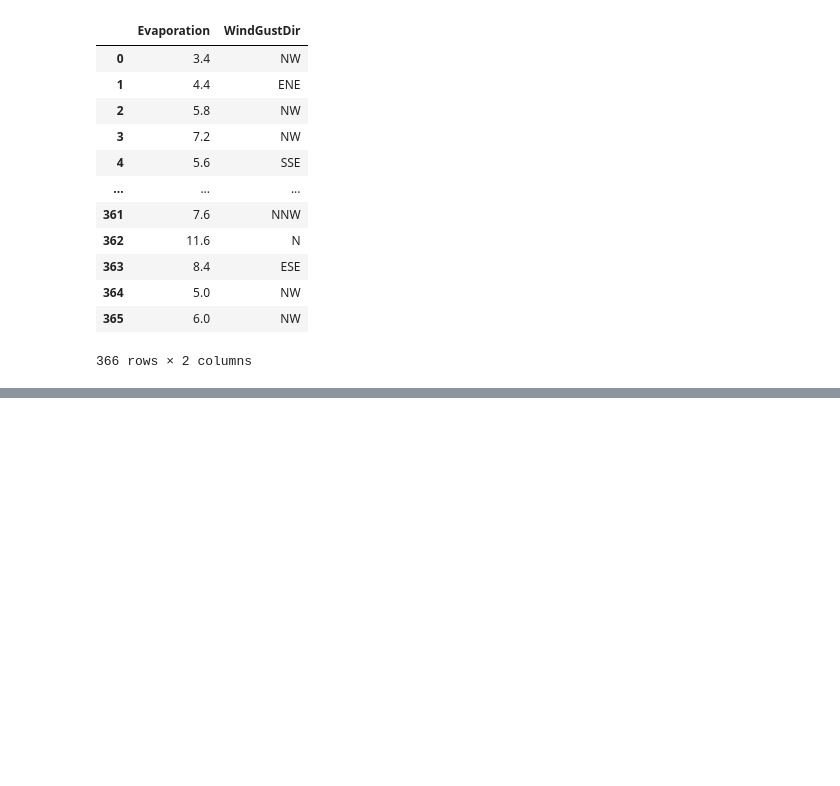
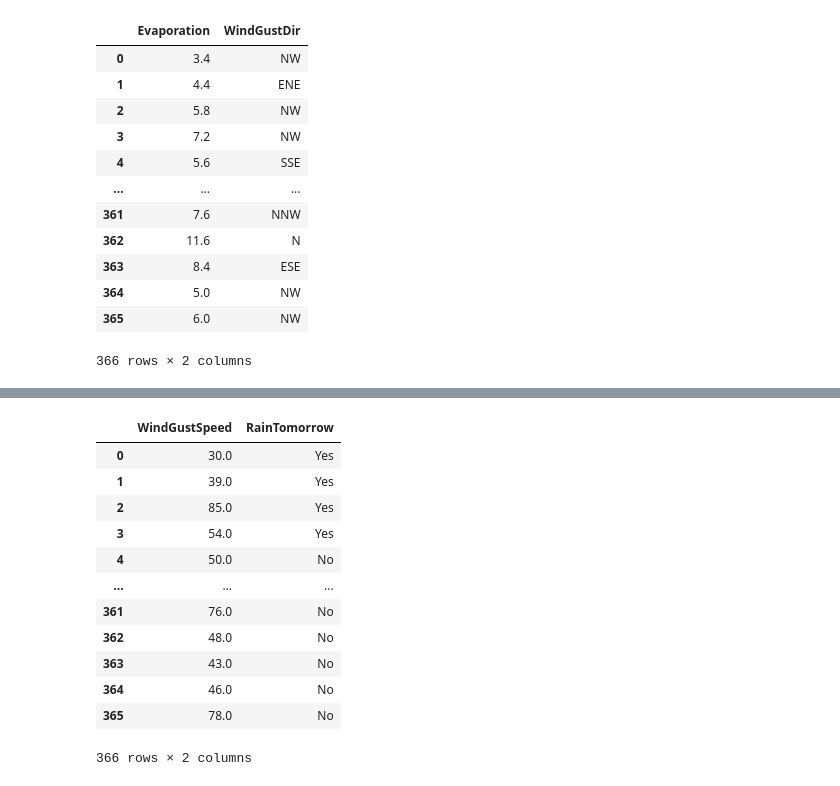
Before and after one commit to sudhanshuit9/Data_Visualisations, a Jupyter notebook: pandas.ipynb, the cells around one changed output, grey strips where cells are left out. Saved outputs shown, nothing was run; the diff lists cells and outputs as text; code cells hidden in the pictures; blank space fills up the shorter version.

```diff
--- a/pandas.ipynb
+++ b/pandas.ipynb
@@ -103,0 +177,16 @@ data[['Evaporation', 'WindGustDir']]
+# %%
+data[['WindGustSpeed', 'RainTomorrow']]
+# %% [output]
+|  | WindGustSpeed | RainTomorrow |
+| 0 | 30.0 | Yes |
+| 1 | 39.0 | Yes |
+| 2 | 85.0 | Yes |
+| 3 | 54.0 | Yes |
+| 4 | 50.0 | No |
+| ... | ... | ... |
+| 361 | 76.0 | No |
+| 362 | 48.0 | No |
+| 363 | 43.0 | No |
+| 364 | 46.0 | No |
+| 365 | 78.0 | No |
+366 rows × 2 columns
```
Also changed, not shown: parts of 10 cells of this notebook.
